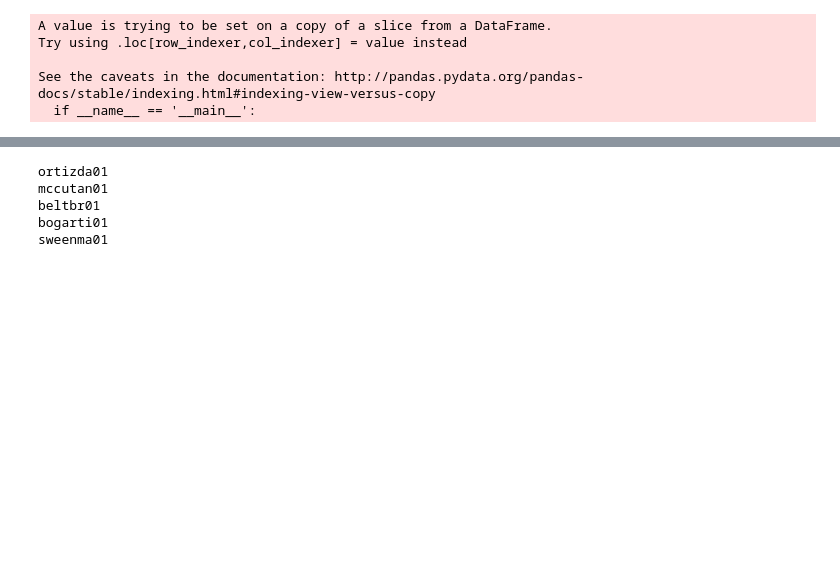
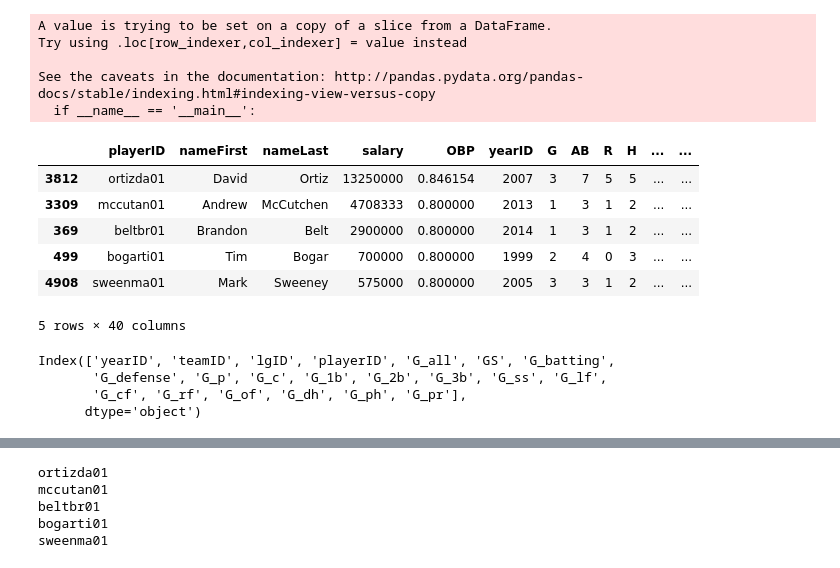
Before and after one commit to learningsomethingnew/money-ball, a Jupyter notebook: money-ball.ipynb, the cells around one changed output, grey strips where cells are left out. Drawn from its saved outputs; the diff is of its cells as text; code cells hidden in the pictures; blank space fills up the shorter version.

```diff
--- a/money-ball.ipynb
+++ b/money-ball.ipynb
@@ -108,3 +96,12 @@ See the caveats in the documentation: http://pandas.pydata.org/pandas-docs/stabl
   if __name__ == '__main__':
 # %%
 temp3 = temp2.sort_values(['OBP', 'salary'], ascending=[False, False])
+temp3.head()
+# %% [output]
+|  | playerID | nameFirst | nameLast | salary | OBP | yearID | G | AB | R | H | ... | ... |
+| 3812 | ortizda01 | David | Ortiz | 13250000 | 0.846154 | 2007 | 3 | 7 | 5 | 5 | ... | ... |
+| 3309 | mccutan01 | Andrew | McCutchen | 4708333 | 0.800000 | 2013 | 1 | 3 | 1 | 2 | ... | ... |
+| 369 | beltbr01 | Brandon | Belt | 2900000 | 0.800000 | 2014 | 1 | 3 | 1 | 2 | ... | ... |
+| 499 | bogarti01 | Tim | Bogar | 700000 | 0.800000 | 1999 | 2 | 4 | 0 | 3 | ... | ... |
+| 4908 | sweenma01 | Mark | Sweeney | 575000 | 0.800000 | 2005 | 3 | 3 | 1 | 2 | ... | ... |
+5 rows × 40 columns
@@ -113 +108,8 @@ temp3 = temp2.sort_values(['OBP', 'salary'], ascending=[False, False])
+# %%
+positions.columns
+# %% [output]
+Index(['yearID', 'teamID', 'lgID', 'playerID', 'G_all', 'GS', 'G_batting',
+       'G_defense', 'G_p', 'G_c', 'G_1b', 'G_2b', 'G_3b', 'G_ss', 'G_lf',
+       'G_cf', 'G_rf', 'G_of', 'G_dh', 'G_ph', 'G_pr'],
+      dtype='object')
 # %%
```
Also changed, not shown: parts of 5 cells of this notebook, 1 other file.
